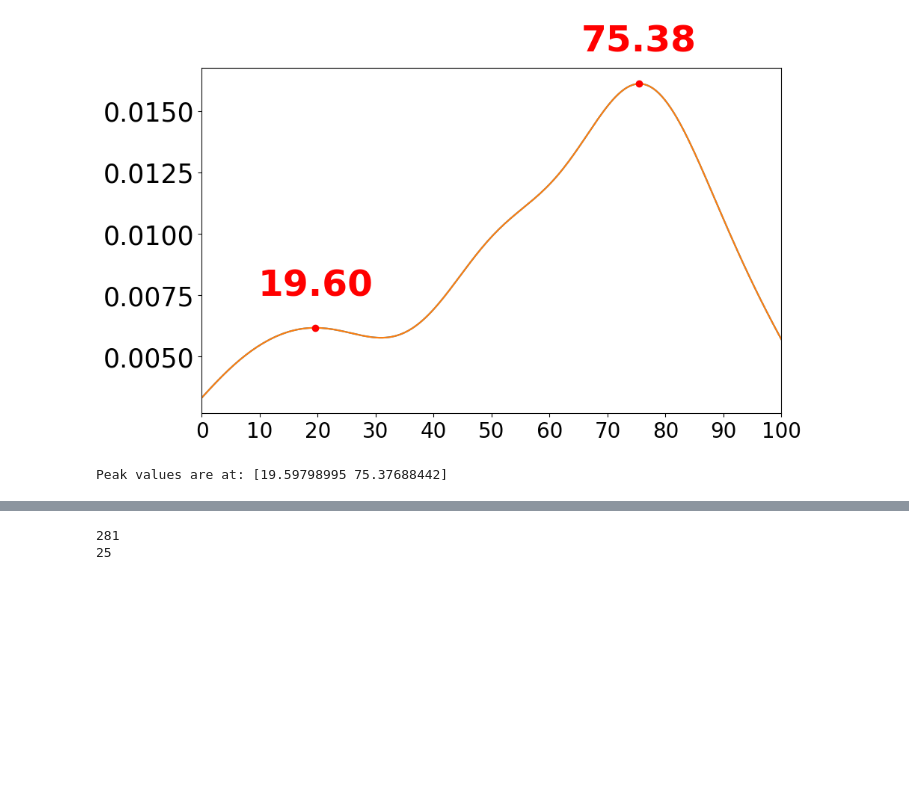
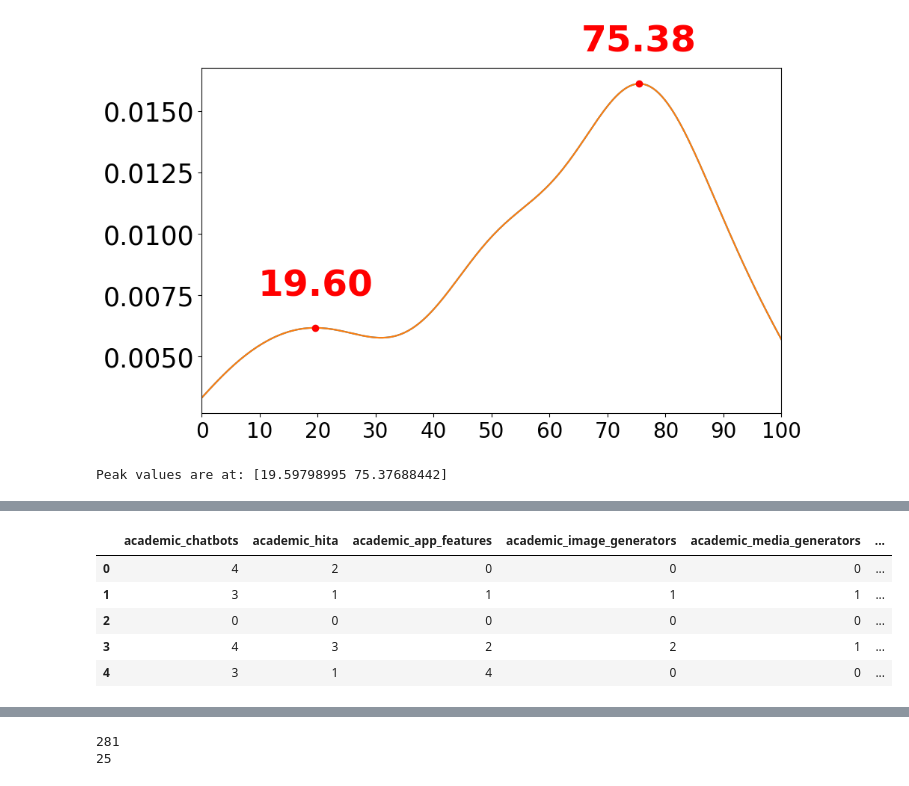
Before and after one commit to JesanOvi/GenAI-Survey-Analysis, a Jupyter notebook: note_books/Survey26.ipynb, the cells around one changed output, grey strips where cells are left out. Cells and saved outputs as stored; diff of their text form; code cells hidden in the pictures; blank space fills up the shorter version.

```diff
--- a/note_books/Survey26.ipynb
+++ b/note_books/Survey26.ipynb
@@ -238,0 +278,3 @@ Peak values are at: [19.59798995 75.37688442]
+# %%
+faculty_df_25 = df_25.loc[role_25==2]
+print(len(faculty_df_25))
@@ -238,0 +523,7 @@ Peak values are at: [19.59798995 75.37688442]
+# %%
+academic_25_df = pd.concat(academic_25, axis=1)
+personal_25_df = pd.concat(personal_25, axis=1)
+
+# Average frequency across categories
+academic_25_frequency = academic_25_df.mean(axis=1)
+personal_25_frequency = personal_25_df.mean(axis=1)
@@ -238,0 +692,10 @@ Peak values are at: [19.59798995 75.37688442]
+# %%
+academic_25_df.columns = [
+    'academic_chatbots',
+    'academic_hita',
+    'academic_app_features',
+    'academic_image_generators',
+    'academic_media_generators'
+]
+
+academic_25_df.head()
@@ -238,0 +726,12 @@ Peak values are at: [19.59798995 75.37688442]
+# %%
+personal_25_df.columns = [
+    'personal_life_guidance',
+    'personal_emotional_companionship',
+    'personal_mental_health',
+    'personal_dating',
+    'personal_spiritual_religious',
+    'personal_logistical',
+    'personal_professional_guidance'
+]
+
+personal_25_df.head()
@@ -238,0 +764,14 @@ Peak values are at: [19.59798995 75.37688442]
+# %%
+exploratory_25_df = pd.concat(
+    [academic_25_df, personal_25_df],
+    axis=1
+)
+
+exploratory_25_df.head()
+# %% [output]
+|  | academic_chatbots | academic_hita | academic_app_features | academic_image_generators | academic_media_generators | ... |
+| 0 | 4 | 2 | 0 | 0 | 0 | ... |
+| 1 | 3 | 1 | 1 | 1 | 1 | ... |
+| 2 | 0 | 0 | 0 | 0 | 0 | ... |
+| 3 | 4 | 3 | 2 | 2 | 1 | ... |
+| 4 | 3 | 1 | 4 | 0 | 0 | ... |
```
Also changed, not shown: parts of 125 cells of this notebook.
